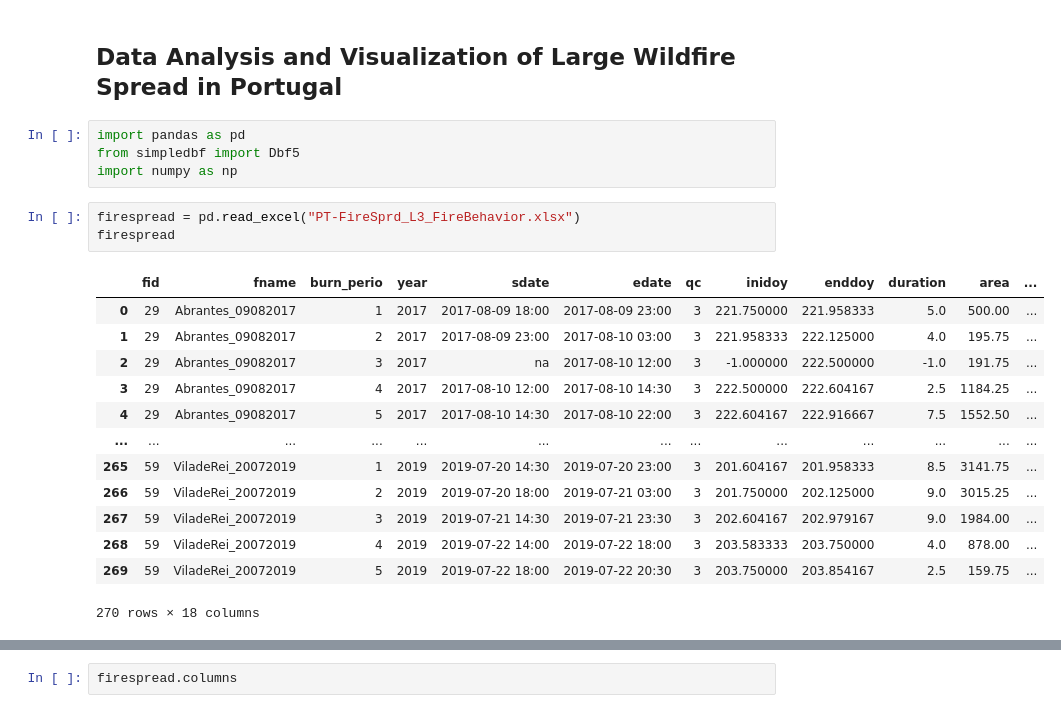
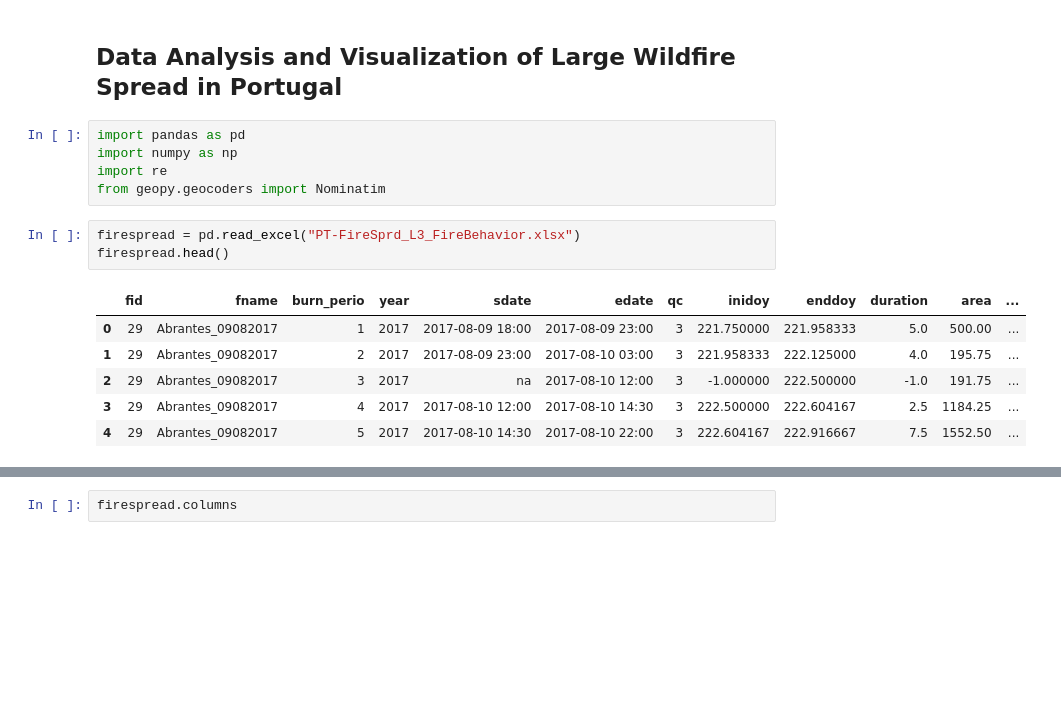
Before and after one commit to Lenavaz/DataScienceProj_WildfireAnalysis, a Jupyter notebook: Wildfire Project.ipynb, the cells around one changed output, grey strips where cells are left out. Saved outputs shown, nothing was run; the diff lists cells and outputs as text; blank space fills up the shorter version.

```diff
--- a/Wildfire Project.ipynb
+++ b/Wildfire Project.ipynb
@@ -4,22 +4,16 @@
 ## Data Analysis and Visualization of Large Wildfire Spread in Portugal
 # %%
 import pandas as pd
-from simpledbf import Dbf5
 import numpy as np
+import re
+from geopy.geocoders import Nominatim
 # %%
 firespread = pd.read_excel("PT-FireSprd_L3_FireBehavior.xlsx")
-firespread
+firespread.head()
 # %% [output]
 |  | fid | fname | burn_perio | year | sdate | edate | qc | inidoy | enddoy | duration | area | ... |
 | 0 | 29 | Abrantes_09082017 | 1 | 2017 | 2017-08-09 18:00 | 2017-08-09 23:00 | 3 | 221.750000 | 221.958333 | 5.0 | 500.00 | ... |
 | 1 | 29 | Abrantes_09082017 | 2 | 2017 | 2017-08-09 23:00 | 2017-08-10 03:00 | 3 | 221.958333 | 222.125000 | 4.0 | 195.75 | ... |
 | 2 | 29 | Abrantes_09082017 | 3 | 2017 | na | 2017-08-10 12:00 | 3 | -1.000000 | 222.500000 | -1.0 | 191.75 | ... |
 | 3 | 29 | Abrantes_09082017 | 4 | 2017 | 2017-08-10 12:00 | 2017-08-10 14:30 | 3 | 222.500000 | 222.604167 | 2.5 | 1184.25 | ... |
 | 4 | 29 | Abrantes_09082017 | 5 | 2017 | 2017-08-10 14:30 | 2017-08-10 22:00 | 3 | 222.604167 | 222.916667 | 7.5 | 1552.50 | ... |
-| ... | ... | ... | ... | ... | ... | ... | ... | ... | ... | ... | ... | ... |
-| 265 | 59 | ViladeRei_20072019 | 1 | 2019 | 2019-07-20 14:30 | 2019-07-20 23:00 | 3 | 201.604167 | 201.958333 | 8.5 | 3141.75 | ... |
-| 266 | 59 | ViladeRei_20072019 | 2 | 2019 | 2019-07-20 18:00 | 2019-07-21 03:00 | 3 | 201.750000 | 202.125000 | 9.0 | 3015.25 | ... |
-| 267 | 59 | ViladeRei_20072019 | 3 | 2019 | 2019-07-21 14:30 | 2019-07-21 23:30 | 3 | 202.604167 | 202.979167 | 9.0 | 1984.00 | ... |
-| 268 | 59 | ViladeRei_20072019 | 4 | 2019 | 2019-07-22 14:00 | 2019-07-22 18:00 | 3 | 203.583333 | 203.750000 | 4.0 | 878.00 | ... |
-| 269 | 59 | ViladeRei_20072019 | 5 | 2019 | 2019-07-22 18:00 | 2019-07-22 20:30 | 3 | 203.750000 | 203.854167 | 2.5 | 159.75 | ... |
-270 rows × 18 columns
```
Also changed, not shown: parts of 25 cells of this notebook, 1 other file.
